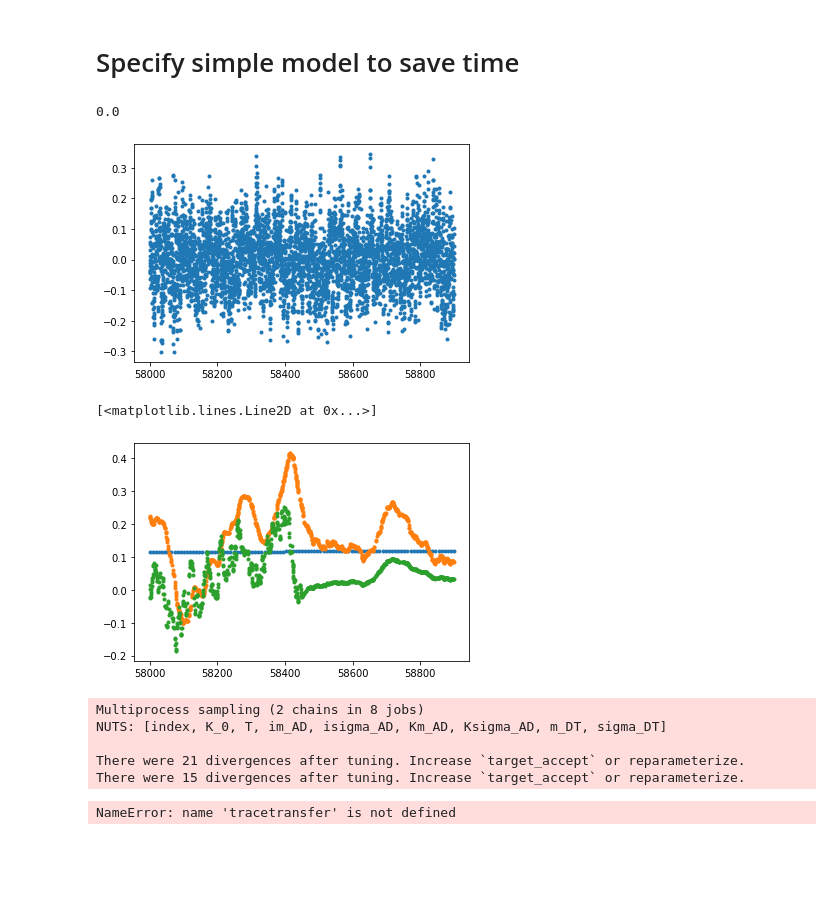
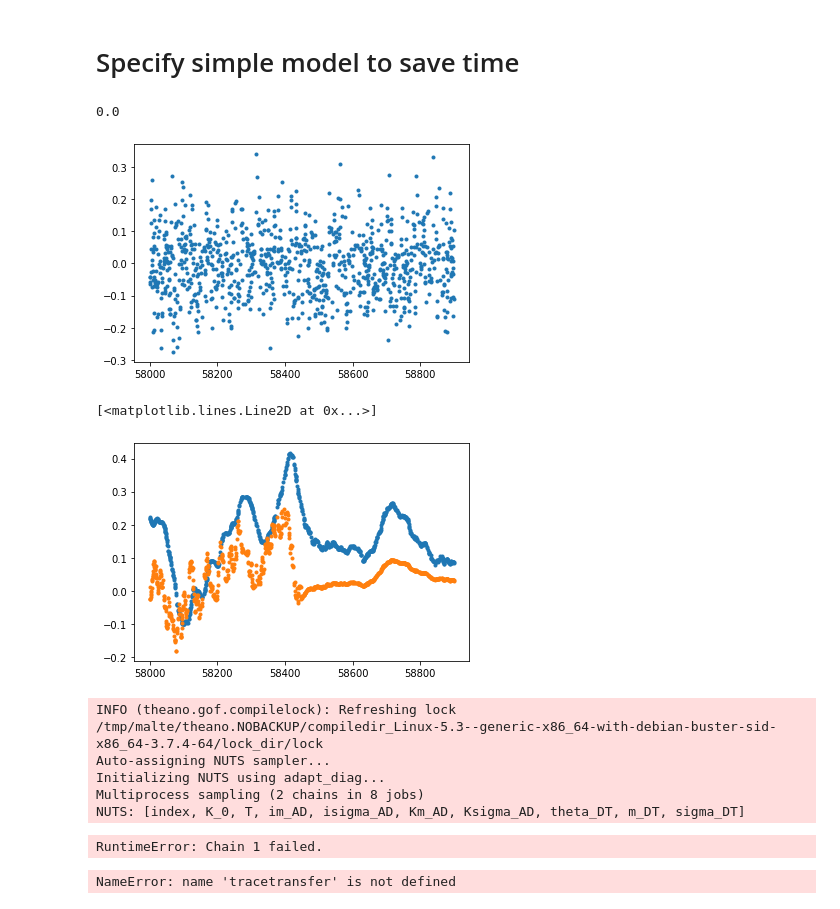
Before and after one commit to MalteBrinch/Master-Thesis-Code, a Jupyter notebook: 7d conv and iterating a GP-Lock driving function.ipynb, the cells around one changed output. Saved outputs shown, nothing was run; the diff lists cells and outputs as text; code cells hidden in the pictures; blank space fills up the shorter version.

```diff
--- a/7d conv and iterating a GP-Lock driving function.ipynb
+++ b/7d conv and iterating a GP-Lock driving function.ipynb
@@ -778,9 +766,10 @@ yK,yKerr = np.loadtxt('Kband.txt', delimiter=',', usecols=(0,1), unpack=True)
 yi,yierr = np.loadtxt('iband.txt', delimiter=',', usecols=(0,1), unpack=True)
 X=np.linspace(58000,58900,5000)
 
-n_list = 4999# Number of selected points
+n_list = 999# Number of selected points
 the_list = list(range(len(X)))
 ind = random.sample(the_list, n_list)
+ind2 = random.sample(the_list, n_list)
 
 yK=yK[ind]
 yKerr=yKerr[ind]
@@ -796,16 +785,15 @@ plt.plot(X_driv,f,'.')
 np.sum(X_driv-XK)
 # %% [output]
 0.0
-[figure, old version]
+[figure, new version]
 # %%
 tau=np.linspace(0.0,100.0,len(X_driv))
 # %%
-plt.plot(Xf,2e-6*Xf,'.')
 plt.plot(XK,yK,'.')
 plt.plot(Xi,yi,'.')
 # %% [output]
 [<matplotlib.lines.Line2D at 0x...>]
-[figure, old version]
+[figure, new version]
 # %%
 from theano import shared
 # %%
@@ -850,7 +838,7 @@ with pm.Model() as convmodel:
     #Universal Dusty Torus parameters for the uniform temperature DT
     sigma_DT=pm.Bound(pm.Normal, lower=siglow,upper=sighigh)('sigma_DT', mu=sigmu, sigma=sigsig)#needs a source for scale
     m_DT=pm.Bound(pm.Normal, lower=mlow,upper=mhigh)('m_DT', mu=mmu, sigma=msig)#we expect serveral tens to hundreds of days from the nature letter
-    theta_DT=3.295836866#pm.Bound(pm.Normal, lower=3.0,upper=4.1)('theta_DT', mu=3.55,sigma=0.55)#add later when simple model is staple
+    theta_DT=pm.Bound(pm.Normal, lower=3.0,upper=4.1)('theta_DT', mu=3.55,sigma=0.55)#add later when simple model is staple
 
     #Accretion Disk paramters
 
@@ -865,7 +853,7 @@ with pm.Model() as convmodel:
     im_AD=pm.Bound(pm.Normal, lower=mlow,upper=mhigh)('im_AD', mu=mmu, sigma=msig)#AD has 3-5 times smaller lags than DT
 
     #BB and power law parameters
-    T=pm.Normal('T',mu=7.2442275156,sigma=0.07)#pm.Bound(pm.Normal, lower=6.90775527898 ,upper=7.74066440192)('T',mu=7.32420984045,sigma=0.41645456146)#taken from nature letter
+    T=pm.Normal('T',mu=7.32420984045,sigma=0.41645456146)#pm.Bound(pm.Normal, lower=6.90775527898 ,upper=7.74066440192)('T',mu=7.32420984045,sigma=0.41645456146)#taken from nature letter
     K_0=pm.Bound(pm.Normal, lower=-2.3,upper=2.3)('K_0', mu=0, sigma=2.3)#powr/BB
     index=pm.Bound(pm.Normal, lower=0.5,upper=3.0)('index', mu=1.5, sigma=0.5)#pm.Uniform('index',lower=0.5,upper=2.5)#pm.TruncatedNormal('index', mu=1.5, sigma=0.5,lower=0.0)#sign depends on diffmag definition change to -2 to -1
     #Note for index: we have taken the transformation from F_nu to F_lamb into account with the index value.
@@ -949,13 +937,14 @@ with pm.Model() as convmodel:
     ######################################################################
 
 
-    #tracetransfer = pm.sample(1000,tune=1000,init='adapt_diag',chains=2,cores=8)
+    tracetransfer = pm.sample(1000,tune=1000,init='adapt_diag',chains=2,cores=8)
     #tracetransfer = pm.sample(1000,tune=1000,init='nuts',n_init=1000)
     #tracetransfer = pm.sample(10000,tune=5000,chains=2,cores=8,step=pm.Metropolis())
     #map_soln = xo.optimize(start=convmodel.test_point)
     #step=xo.get_dense_nuts_step()
     #tracetransfer = pm.sample(draws=2000,tune=1000,chains=2,cores=8,step=step)
-    #tracetransfer = pm.sample(1000,tune=1000,init='advi+adapt_diag',chains=2)
+    #tracetransfer = pm.sample(1000,tune=1000,init='advi+adapt_diag',chains=2,cores=8)
+    #tracetransfer = pm.sample(1000,tune=1000,init='nuts',n_init=1000)
     #tracetransfer = pm.fit(300, method='svgd', inf_kwargs=dict(n_particles=100))
     #tracetransfer = pm.fit(300,method=pm.SVGD(n_particles=1000, jitter=1.))
     #tracetransfer= pm.fit(20000,method='fullrank_advi',callbacks=[pm.callbacks.CheckParametersConvergence(diff='absolute')])
@@ -987,11 +976,12 @@ with pm.Model() as convmodel:
 #convmodel.profile(pm.gradient(convmodel.logpt, convmodel.vars)).summary()
 #pm.model_to_graphviz(convmodel)
 # %% [output]
+INFO (theano.gof.compilelock): Refreshing lock /tmp/malte/theano.NOBACKUP/compiledir_Linux-5.3--generic-x86_64-with-debian-buster-sid-x86_64-3.7.4-64/lock_dir/lock
+Auto-assigning NUTS sampler...
+Initializing NUTS using adapt_diag...
 Multiprocess sampling (2 chains in 8 jobs)
-NUTS: [index, K_0, T, im_AD, isigma_AD, Km_AD, Ksigma_AD, m_DT, sigma_DT]
-
-There were 21 divergences after tuning. Increase `target_accept` or reparameterize.
-There were 15 divergences after tuning. Increase `target_accept` or reparameterize.
+NUTS: [index, K_0, T, im_AD, isigma_AD, Km_AD, Ksigma_AD, theta_DT, m_DT, sigma_DT]
+RuntimeError: Chain 1 failed.
 # %%
 tracesimple=tracetransfer
 simplenames=['sigma_DT','m_DT','theta_DT','isigma_AD','itheta_AD','im_AD','Ksigma_AD','Ktheta_AD','Km_AD','T','K_0','index', 'η', 'ℓ']
```
Also changed, not shown: parts of 1 cell of this notebook, 2 other files.
